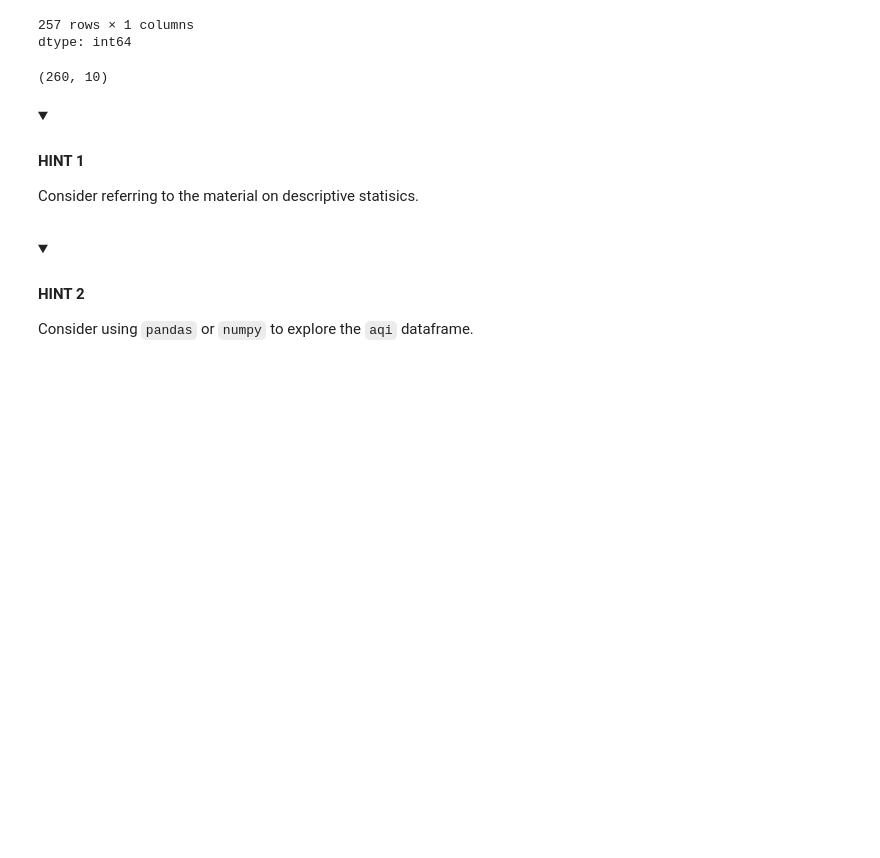
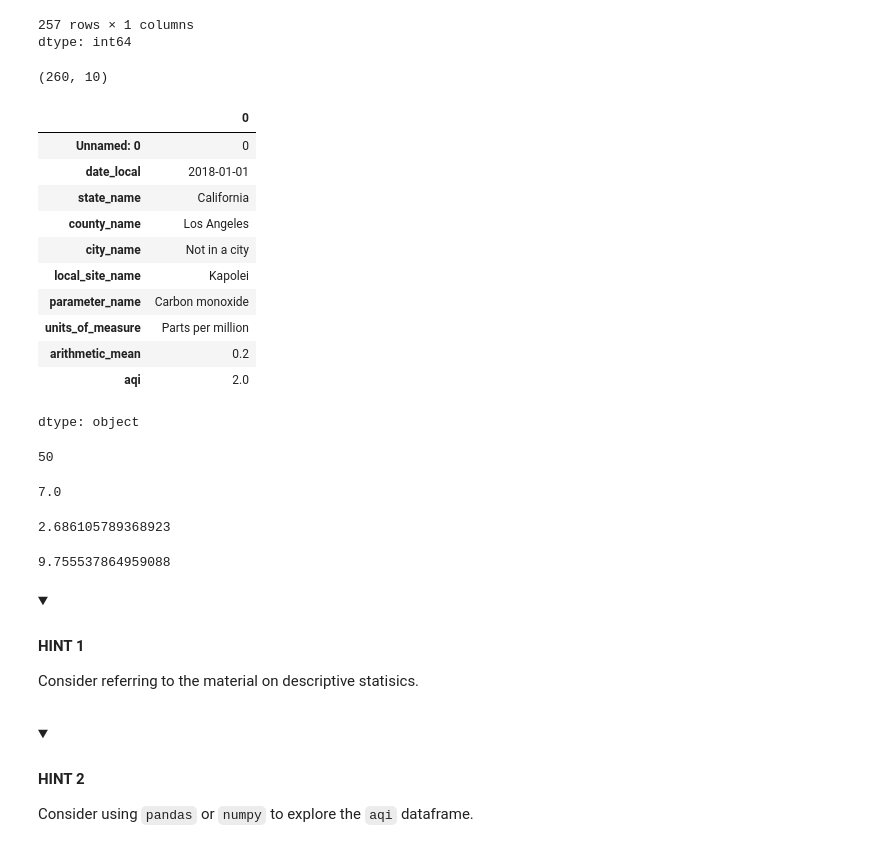
Before and after one commit to Glorthur/Data_analysis_project, a Jupyter notebook: Activity_Explore_hypothesis_testing.ipynb, the cells around one changed output. Drawn from its saved outputs; the diff is of its cells as text; code cells hidden in the pictures; folded sections open; blank space fills up the shorter version.

```diff
--- a/Activity_Explore_hypothesis_testing.ipynb
+++ b/Activity_Explore_hypothesis_testing.ipynb
@@ -101,6 +99,42 @@ aqi['aqi'].value_counts()
 aqi.shape
 # %% [output]
 (260, 10)
+# %%
+# more descriptive statistics
+aqi.mode().iloc[0]
+# %% [output]
+|  | 0 |
+| Unnamed: 0 | 0 |
+| date_local | 2018-01-01 |
+| state_name | California |
+| county_name | Los Angeles |
+| city_name | Not in a city |
+| local_site_name | Kapolei |
+| parameter_name | Carbon monoxide |
+| units_of_measure | Parts per million |
+| arithmetic_mean | 0.2 |
+| aqi | 2.0 |
+dtype: object
+# %%
+range = aqi['aqi'].max() - aqi['aqi'].min()
+print(range)
+# %% [output]
+50
+# %%
+iqr = aqi['aqi'].quantile(0.75) - aqi['aqi'].quantile(0.25)
+print(iqr)
+# %% [output]
+7.0
+# %%
+skewness = aqi['aqi'].skew()
+skewness
+# %% [output]
+2.686105789368923
+# %%
+kurtosis = kurtosis = aqi['aqi'].kurtosis()
+kurtosis
+# %% [output]
+9.755537864959088
 # %% [markdown]
 <details>
   <summary><h4><strong>HINT 1</strong></h4></summary>
```
Also changed, not shown: parts of 1 cell of this notebook.
